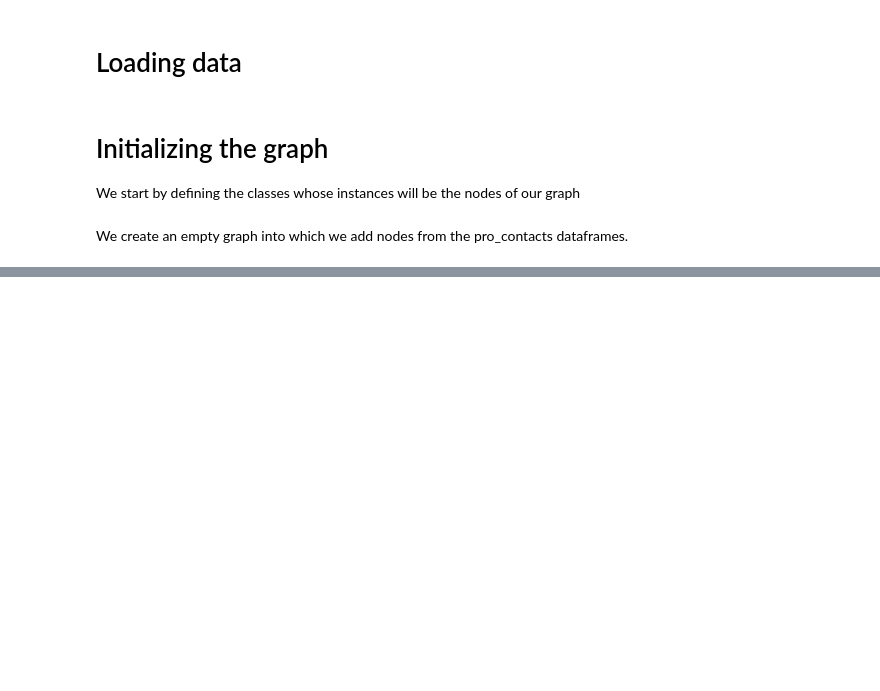
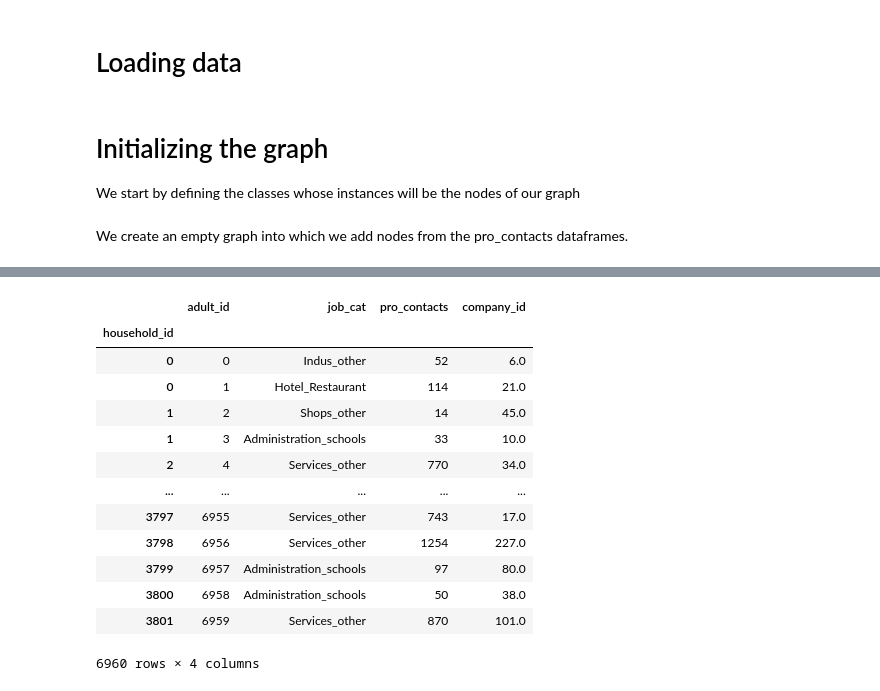
Before and after one commit to NicolasAudepin/COVID-19-Outbreak-Project---Graph-Theory-and-Social-Network-Analysis-course, a Jupyter notebook: main.ipynb, the cells around one changed output, grey strips where cells are left out. Drawn from its saved outputs; the diff is of its cells as text; code cells hidden in the pictures; blank space fills up the shorter version.

```diff
--- a/main.ipynb
+++ b/main.ipynb
@@ -53,0 +159,17 @@ for i, row in df_pro_contacts_children.iterrows():
+# %%
+df_pro_contacts_adults
+# %% [output]
+|  | adult_id | job_cat | pro_contacts | company_id |
+| household_id |  |  |  |  |
+| 0 | 0 | Indus_other | 52 | 6.0 |
+| 0 | 1 | Hotel_Restaurant | 114 | 21.0 |
+| 1 | 2 | Shops_other | 14 | 45.0 |
+| 1 | 3 | Administration_schools | 33 | 10.0 |
+| 2 | 4 | Services_other | 770 | 34.0 |
+| ... | ... | ... | ... | ... |
+| 3797 | 6955 | Services_other | 743 | 17.0 |
+| 3798 | 6956 | Services_other | 1254 | 227.0 |
+| 3799 | 6957 | Administration_schools | 97 | 80.0 |
+| 3800 | 6958 | Administration_schools | 50 | 38.0 |
+| 3801 | 6959 | Services_other | 870 | 101.0 |
+6960 rows × 4 columns
```
Also changed, not shown: parts of 13 cells of this notebook.
